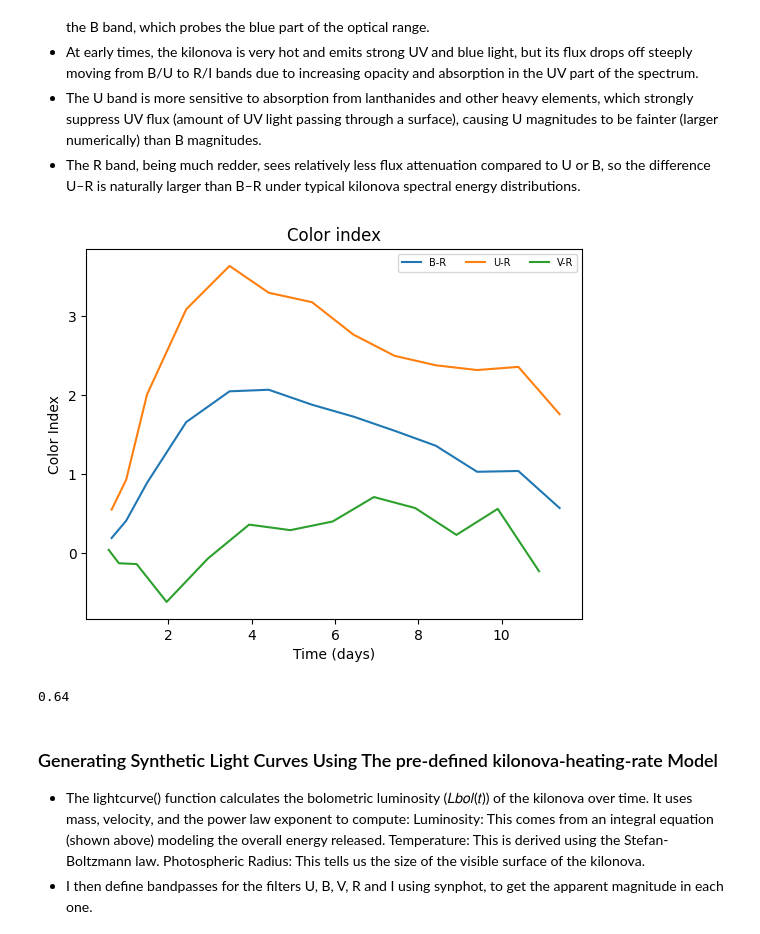
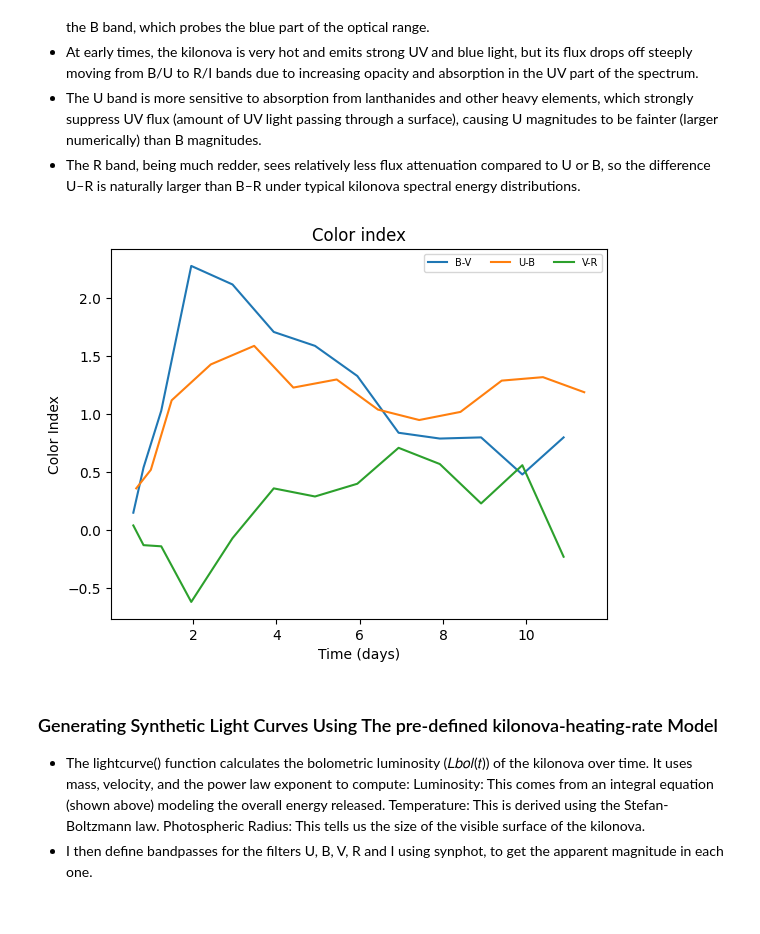
Before and after one commit to fa22991/Modeling-kilonovae-based-on-at2017gfo-, a Jupyter notebook: lightcurve.ipynb, the cells around one changed output. Saved outputs shown, nothing was run; the diff lists cells and outputs as text; code cells hidden in the pictures.

```diff
--- a/lightcurve.ipynb
+++ b/lightcurve.ipynb
@@ -5,5 +5,4 @@ from astropy.io import fits
 
 #Open source data from the LIGO observatory (Washington and livingston centres) from the vizier data archive
 #https://vizier.cds.unistra.fr/viz-bin/VizieR-3?-source=J/MNRAS/493/3379/tablea3
-file = fits.open('lightcurvesat2017gfo.fit')
-print(file)
+file = fits.open('asu2.fit')
@@ -94,46 +93,45 @@ mag_u = []
 time_u = []
 mag_v = []
 time_v = []
-col_index_br = {}
-col_index_ur = {}
+col_index_bv = {}
+col_index_ub = {}
 col_index_vr = {}
 for line in data:
     if line['Filter'] == 'B':
         mag_b.append(line['Mag'])
         time_b.append(line['Time'])
 
     if line['Filter'] == 'R':
         mag_r.append(line['Mag'])
         time_r.append(line['Time'])
 
     if line['Filter'] == 'U':
         mag_u.append(line['Mag'])
         time_u.append(line['Time'])
 
     if line['Filter'] == 'V':
         mag_v.append(line['Mag'])
         time_v.append(line['Time'])
 
 mag_r.pop(0) #none of the other filters contain a magnitude at time '0.5', so i remove that value in the R filter's data set to make it more accurate.
 time_r.pop(0)
 f = interpolate.interp1d(time_b, mag_b, fill_value='extrapolate') #extrapolated values fitting the other bands to the R band. Less accurate.
 # time_b.insert(0, np.float64(0.5))
 # mag_b.insert(0, f(time_b[0]))
 for i in range(len(mag_r)):
-    col_index_br[(mag_b[i] - mag_r[i]).astype(float)] = ((time_b[i] + time_r[i])/2).astype(float)
-    col_index_ur[(mag_u[i] - mag_r[i]).astype(float)] = ((time_u[i] + time_r[i])/2).astype(float)
+    col_index_bv[(mag_b[i] - mag_v[i]).astype(float)] = ((time_b[i] + time_v[i])/2).astype(float)
+    col_index_ub[(mag_u[i] - mag_b[i]).astype(float)] = ((time_u[i] + time_b[i])/2).astype(float)
     col_index_vr[(mag_v[i] - mag_r[i]).astype(float)] = ((time_v[i] + time_r[i])/2).astype(float)
-plt.plot(col_index_br.values(), col_index_br.keys(),'-', label="B-R")
-plt.plot(col_index_ur.values(), col_index_ur.keys(),'-', label="U-R")
+plt.plot(col_index_bv.values(), col_index_bv.keys(),'-', label="B-V")
+plt.plot(col_index_ub.values(), col_index_ub.keys(),'-', label="U-B")
 plt.plot(col_index_vr.values(), col_index_vr.keys(),'-', label="V-R")
 plt.xlabel('Time (days)')
 plt.ylabel('Color Index')
 plt.title('Color index')
 plt.legend(loc='upper right', fontsize = 7, ncol = 3)
 plt.show()
 # %% [output]
-[figure, old version]
+[figure, new version]
-0.64
 # %% [markdown]
 ### Generating Synthetic Light Curves Using The pre-defined kilonova-heating-rate Model
 - The lightcurve() function calculates the bolometric luminosity (𝐿𝑏𝑜𝑙(𝑡)) of the kilonova over time. It uses mass, velocity, and the power law exponent to compute:
```
Also changed, not shown: parts of 5 cells of this notebook, 1 other file.
